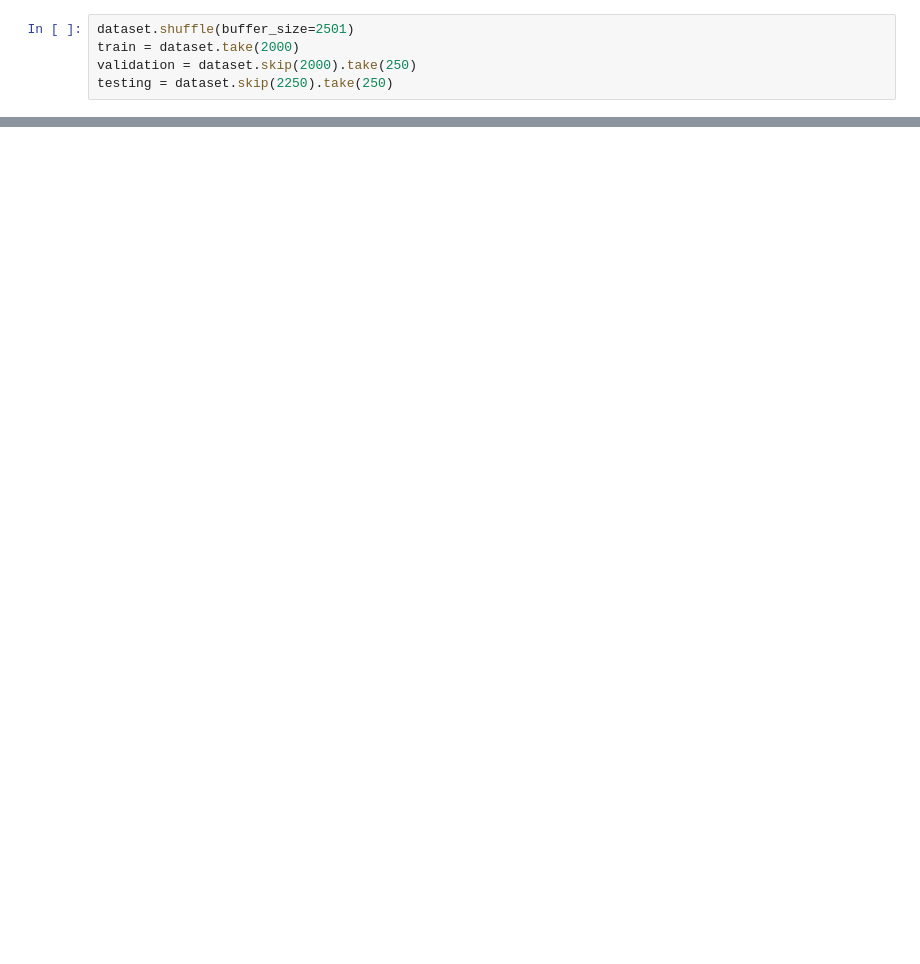
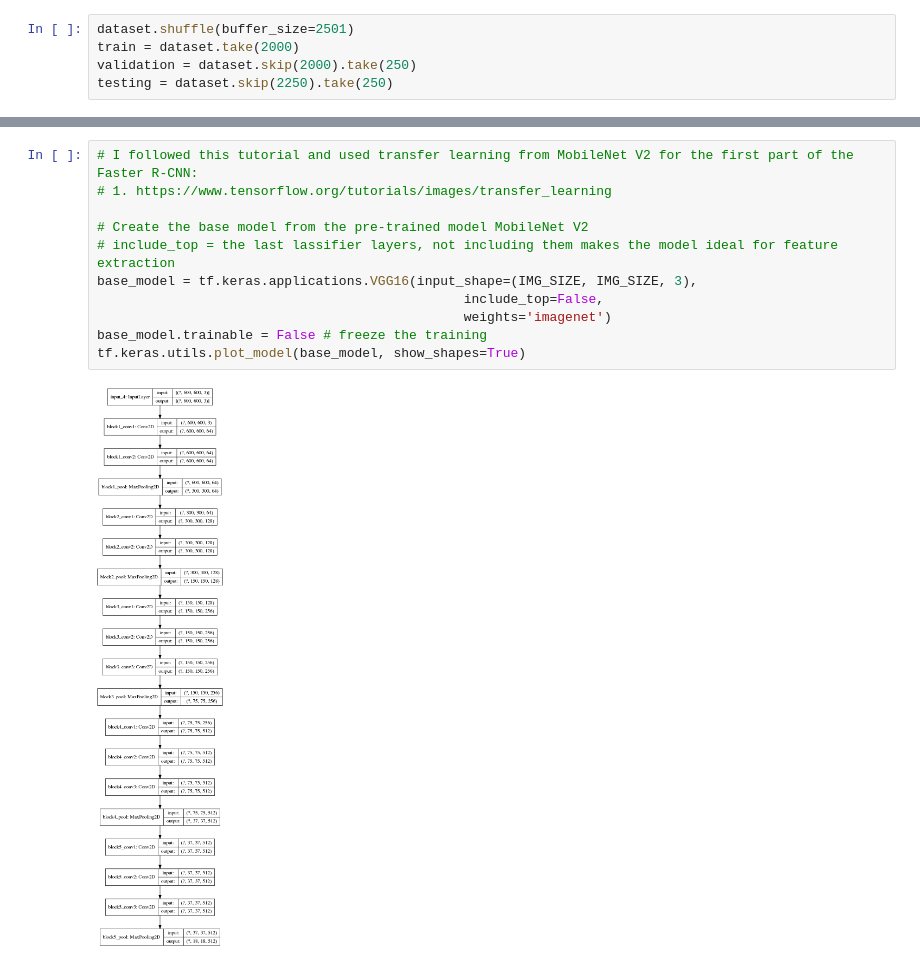
Before and after one commit to georgepachitariu/ml-practice, a Jupyter notebook: Object-detection/Faster R-CNN.ipynb, the cells around one changed output, grey strips where cells are left out. Cells and saved outputs as stored; diff of their text form; blank space fills up the shorter version.

```diff
--- a/Object-detection/Faster R-CNN.ipynb
+++ b/Object-detection/Faster R-CNN.ipynb
@@ -60,0 +79,13 @@ for row in train.take(5):
+# %%
+# I followed this tutorial and used transfer learning from MobileNet V2 for the first part of the Faster R-CNN:
+# 1. https://www.tensorflow.org/tutorials/images/transfer_learning
+
+# Create the base model from the pre-trained model MobileNet V2
+# include_top = the last lassifier layers, not including them makes the model ideal for feature extraction
+base_model = tf.keras.applications.VGG16(input_shape=(IMG_SIZE, IMG_SIZE, 3),
+                                               include_top=False,
+                                               weights='imagenet')
+base_model.trainable = False # freeze the training
+tf.keras.utils.plot_model(base_model, show_shapes=True)
+# %% [output]
+[figure, added]
```
Also changed, not shown: parts of 15 cells of this notebook, 5 other files.
